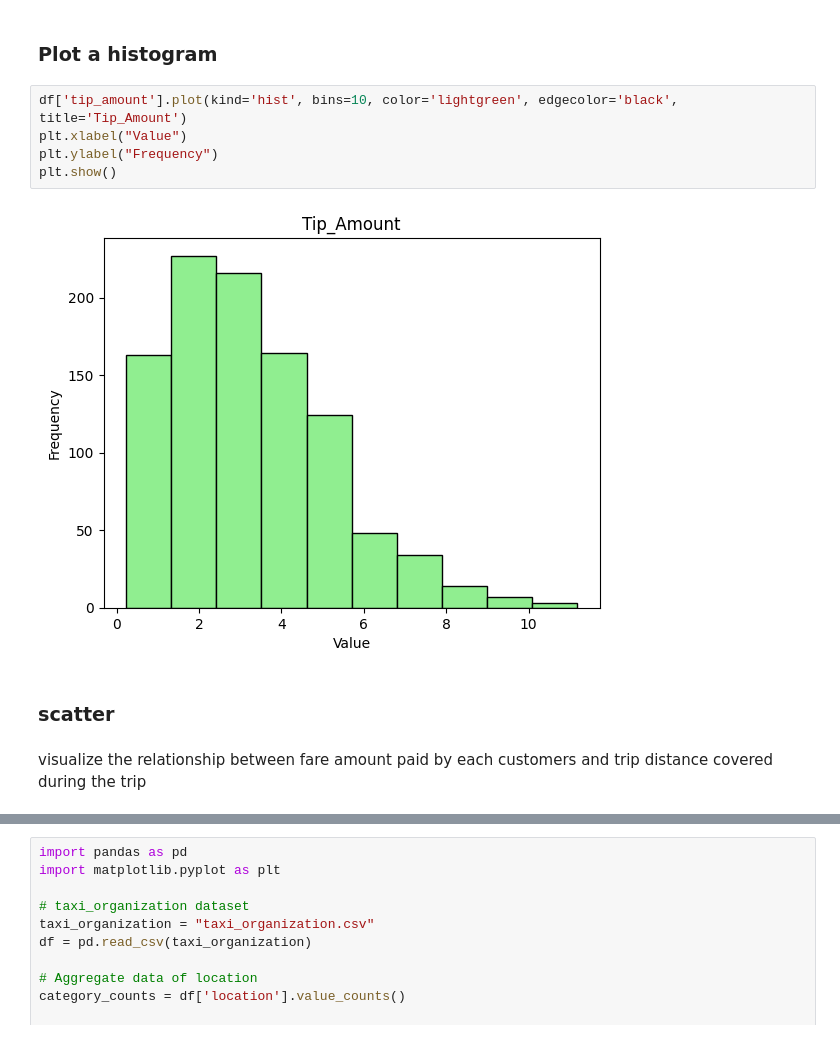
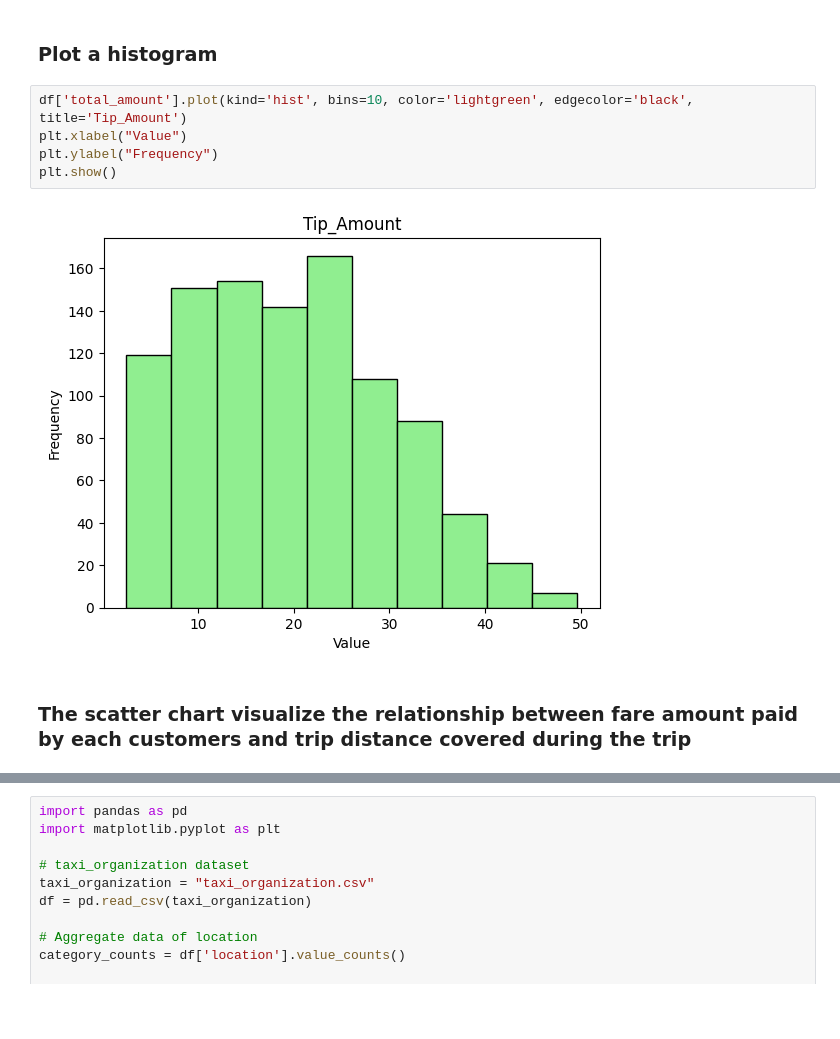
Before and after one commit to Creativeabdulmalik/Python-Project, a Jupyter notebook: capstone project.ipynb, the cells around one changed output, grey strips where cells are left out. Drawn from its saved outputs; the diff is of its cells as text; blank space fills up the shorter version.

```diff
--- a/capstone project.ipynb
+++ b/capstone project.ipynb
@@ -143,16 +147,14 @@ plt.show()
 # %% [markdown]
 ### Plot a histogram
 # %%
-df['tip_amount'].plot(kind='hist', bins=10, color='lightgreen', edgecolor='black', title='Tip_Amount')
+df['total_amount'].plot(kind='hist', bins=10, color='lightgreen', edgecolor='black', title='Tip_Amount')
 plt.xlabel("Value")
 plt.ylabel("Frequency")
 plt.show()
 # %% [output]
-[figure, old version]
+[figure, new version]
-# %% [markdown]
-### scatter
 # %% [markdown]
-visualize the relationship between fare amount paid by each customers and trip distance covered during the trip
+### The scatter chart visualize the relationship between fare amount paid by each customers and trip distance covered during the trip
 # %%
 # Scatter plot
 plt.scatter(df['fare_amount'], df['trip_distance'], color='purple', alpha=0.7)
```
Also changed, not shown: parts of 14 cells of this notebook, 8 other files.
